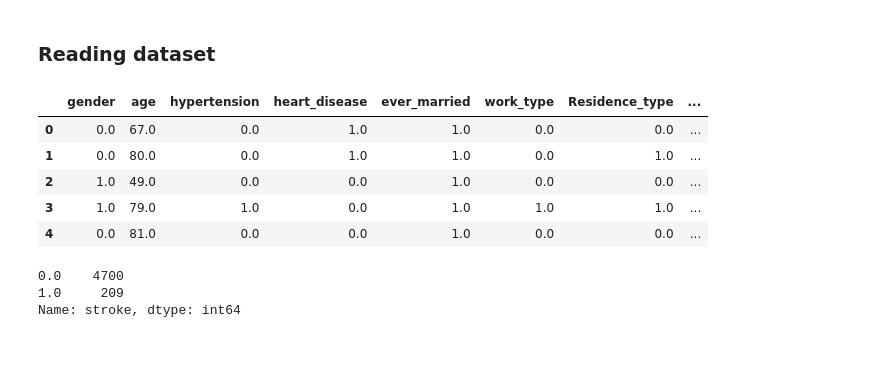
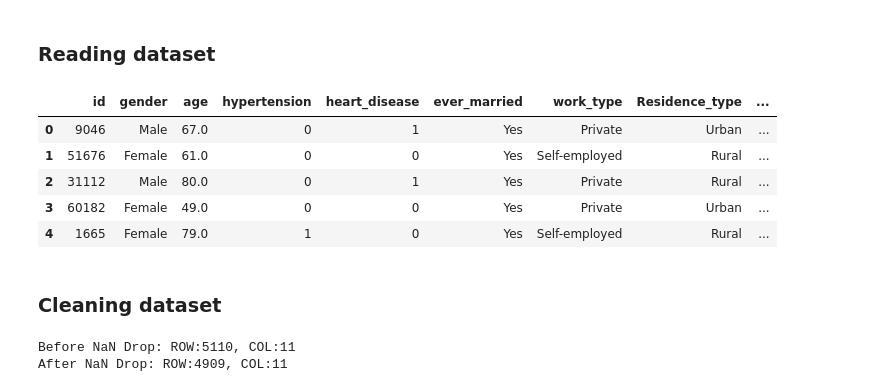
Before and after one commit to maldoam/mllib-stroke-prediction, a Jupyter notebook: notebooks_jupyter_test_pyspark.ipynb, the cells around one changed output. Cells and saved outputs as stored; diff of their text form; code cells hidden in the pictures; blank space fills up the shorter version.

```diff
--- a/notebooks_jupyter_test_pyspark.ipynb
+++ b/notebooks_jupyter_test_pyspark.ipynb
@@ -11,24 +21,50 @@ import pandas as pd
 # %% [markdown]
 ### Reading dataset
 # %%
-df = pd.read_csv("gs://cc-project-bucket-spark/cleaned_stroke_data.csv",
-                 header = None,
-                 names = ["gender", "age", "hypertension",
-                          "heart_disease", "ever_married",
-                          "work_type", "Residence_type", "avg_glucose_level",
-                          "bmi", "smoking_status", "stroke"])
-
-df.head(5)
+data = pd.read_csv("gs://cc-project-bucket-spark/healthcare-dataset-stroke-data.csv")
+data.head(5)
 # %% [output]
-|  | gender | age | hypertension | heart_disease | ever_married | work_type | Residence_type | ... |
-| 0 | 0.0 | 67.0 | 0.0 | 1.0 | 1.0 | 0.0 | 0.0 | ... |
-| 1 | 0.0 | 80.0 | 0.0 | 1.0 | 1.0 | 0.0 | 1.0 | ... |
-| 2 | 1.0 | 49.0 | 0.0 | 0.0 | 1.0 | 0.0 | 0.0 | ... |
-| 3 | 1.0 | 79.0 | 1.0 | 0.0 | 1.0 | 1.0 | 1.0 | ... |
-| 4 | 0.0 | 81.0 | 0.0 | 0.0 | 1.0 | 0.0 | 0.0 | ... |
+|  | id | gender | age | hypertension | heart_disease | ever_married | work_type | Residence_type | ... |
+| 0 | 9046 | Male | 67.0 | 0 | 1 | Yes | Private | Urban | ... |
+| 1 | 51676 | Female | 61.0 | 0 | 0 | Yes | Self-employed | Rural | ... |
+| 2 | 31112 | Male | 80.0 | 0 | 1 | Yes | Private | Rural | ... |
+| 3 | 60182 | Female | 49.0 | 0 | 0 | Yes | Private | Urban | ... |
+| 4 | 1665 | Female | 79.0 | 1 | 0 | Yes | Self-employed | Rural | ... |
-# %%
-df["stroke"].value_counts()
-# %% [output]
-0.0    4700
-1.0     209
-Name: stroke, dtype: int64
+# %% [markdown]
+### Cleaning dataset
+# %%
+data = data.drop(columns = ["id"])
+
+# gender
+data.gender[data.gender == "Male"] = 0
+data.gender[data.gender == "Female"] = 1
+data.gender[data.gender == "Other"] = 2
+
+# ever_married
+data.ever_married[data.ever_married == "Yes"] = 1
+data.ever_married[data.ever_married == "No"] = 0
+
+# work_type
+data.work_type[data.work_type == "Private"] = 0
+data.work_type[data.work_type == "Self-employed"] = 1
+data.work_type[data.work_type == "children"] = 2
+data.work_type[data.work_type == "Govt_job"] = 3
+data.work_type[data.work_type == "Never_worked"] = 4
+
+# Residence_type
+data.Residence_type[data.Residence_type == "Urban"] = 0
+data.Residence_type[data.Residence_type == "Rural"] = 1
+
+# smoking_status
+data.smoking_status[data.smoking_status == "never smoked"] = 0
+data.smoking_status[data.smoking_status == "Unknown"] = 1
+data.smoking_status[data.smoking_status == "formerly smoked"] = 2
+data.smoking_status[data.smoking_status == "smokes"] = 3
+
+# Dropping NaN values
+print(f"Before NaN Drop: ROW:{data.shape[0]}, COL:{data.shape[1]}")
+data = data.dropna()
+print(f"After NaN Drop: ROW:{data.shape[0]}, COL:{data.shape[1]}")
+# %% [output]
+Before NaN Drop: ROW:5110, COL:11
+After NaN Drop: ROW:4909, COL:11
```
Also changed, not shown: parts of 15 cells of this notebook.
